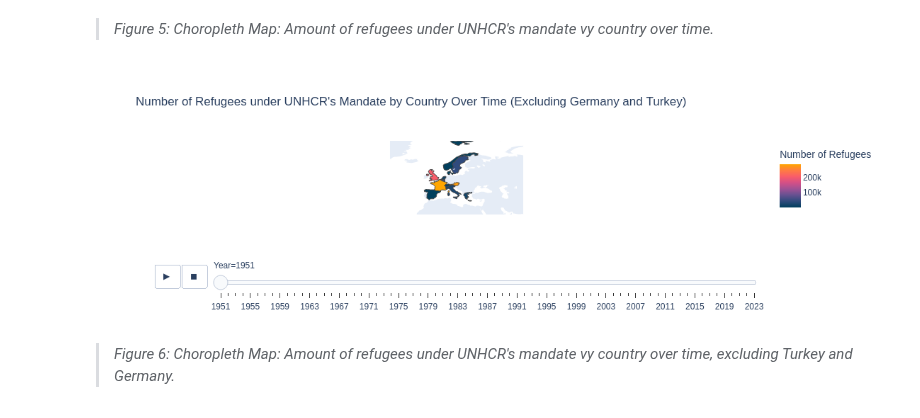
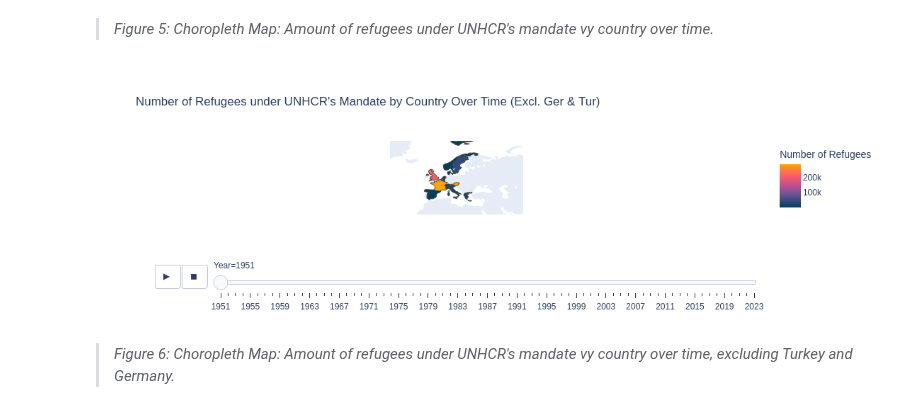
Before and after one commit to Nand-uva/InfoVis, a Jupyter notebook: docs/notebook.ipynb, the cells around one changed output. Cells and saved outputs as stored; diff of their text form; code cells hidden in the pictures.

```diff
--- a/docs/notebook.ipynb
+++ b/docs/notebook.ipynb
@@ -260,35 +260,35 @@ fig.show()
 # Exclude Germany and Turkey
 df_excl_germany_turkey = df[(df['Country of asylum'] != 'Germany') & (df['Country of asylum'] != 'Türkiye')]
 
 agg_df_excl_germany_turkey = df_excl_germany_turkey.groupby(['Year', 'Country of asylum', 'Country of asylum (ISO)'])['Refugees under UNHCR\'s mandate'].sum().reset_index()
 
 fig_excl_germany_turkey = px.choropleth(
     agg_df_excl_germany_turkey,
     locations="Country of asylum (ISO)",
     color="Refugees under UNHCR's mandate",
     hover_name="Country of asylum",
     animation_frame="Year",
     color_continuous_scale=["#003f5c", "#2f4b7c", "#665191", "#a05195", "#d45087", "#f95d6a", "#ff7c43", "#ffa600"],
-    title="Number of Refugees under UNHCR's Mandate by Country Over Time (Excluding Germany and Turkey)",
+    title="Number of Refugees under UNHCR's Mandate by Country Over Time (Excl. Ger & Tur)",
     labels={'Refugees under UNHCR\'s mandate': 'Number of Refugees'}
 )
 
 fig_excl_germany_turkey.update_layout(
     geo=dict(
         showframe=False,
         showcoastlines=False,
         projection_type='equirectangular',
         lataxis=dict(range=[25, 80]),
         lonaxis=dict(range=[-35, 65])
     ),
     coloraxis_colorbar=dict(
         title="Number of Refugees"
     ),
 )
 
 fig_excl_germany_turkey.show()
 # %% [output]
-[figure, old version]
+[figure, new version]
 # %% [markdown]
 > *Figure 6: Choropleth Map: Amount of refugees under UNHCR's mandate vy country over time, excluding Turkey and Germany.*
 # %% [markdown]
```
